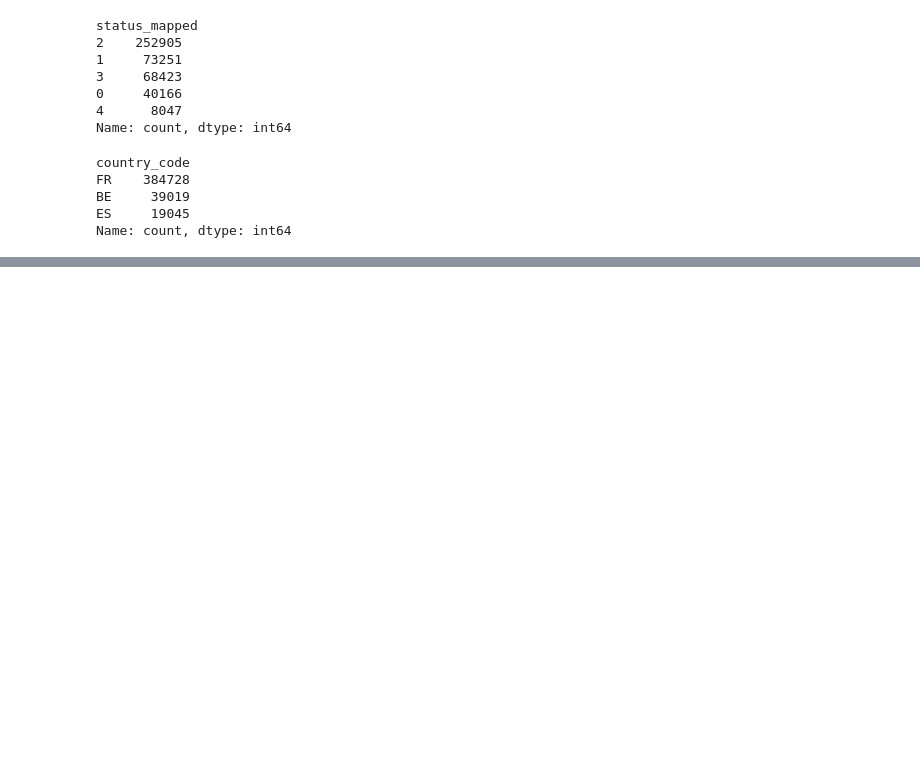
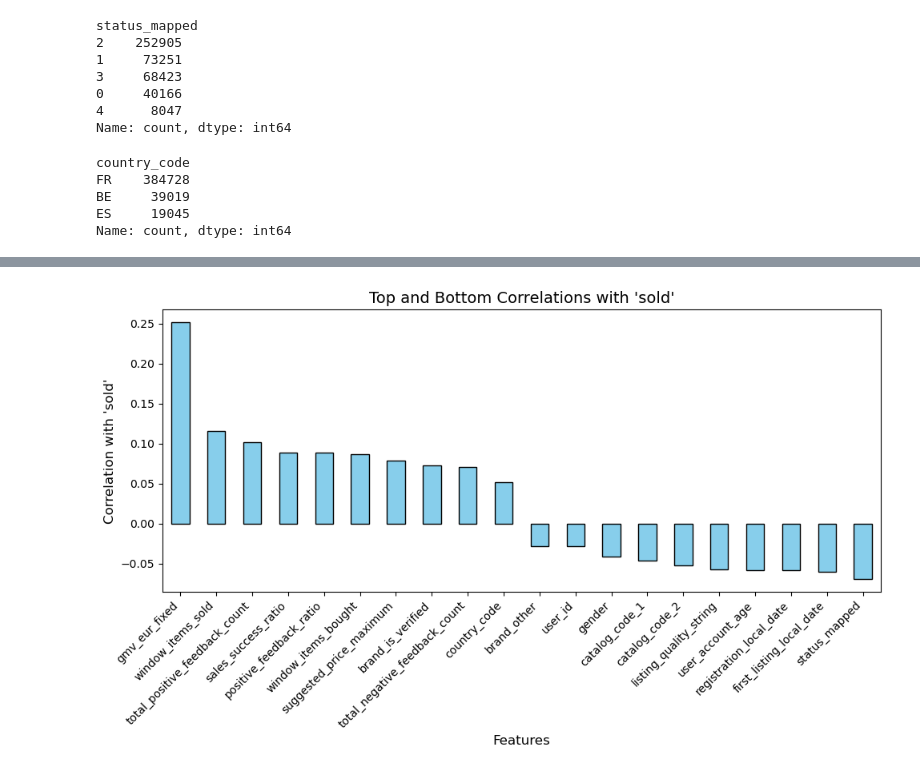
Before and after one commit to alperozgursahin/Fintech-Data-Project, a Jupyter notebook: Untitled1.ipynb, the cells around one changed output, grey strips where cells are left out. Drawn from its saved outputs; the diff is of its cells as text; code cells hidden in the pictures; blank space fills up the shorter version.

```diff
--- a/Untitled1.ipynb
+++ b/Untitled1.ipynb
@@ -551,0 +403,24 @@ Training Support Vector Machine (Linear Kernel)...
+# %%
+# Sort correlations and filter for visualization (top 10 and bottom 10 correlations)
+correlations_sorted = correlations_sorted.drop('sold')  # Drop the target itself to avoid redundancy
+top_features = correlations_sorted.head(10)
+bottom_features = correlations_sorted.tail(10)
+
+# Combine top and bottom features for visualization
+features_to_plot = pd.concat([top_features, bottom_features])
+
+# Create the bar chart
+plt.figure(figsize=(10, 6))
+features_to_plot.plot(kind='bar', color='skyblue', edgecolor='black')
+
+# Add title and labels
+plt.title("Top and Bottom Correlations with 'sold'", fontsize=14)
+plt.xlabel("Features", fontsize=12)
+plt.ylabel("Correlation with 'sold'", fontsize=12)
+plt.xticks(rotation=45, ha='right', fontsize=10)
+
+# Show the plot
+plt.tight_layout()
+plt.show()
+# %% [output]
+[figure, added]
```
Also changed, not shown: parts of 38 cells of this notebook, 1 other file.
